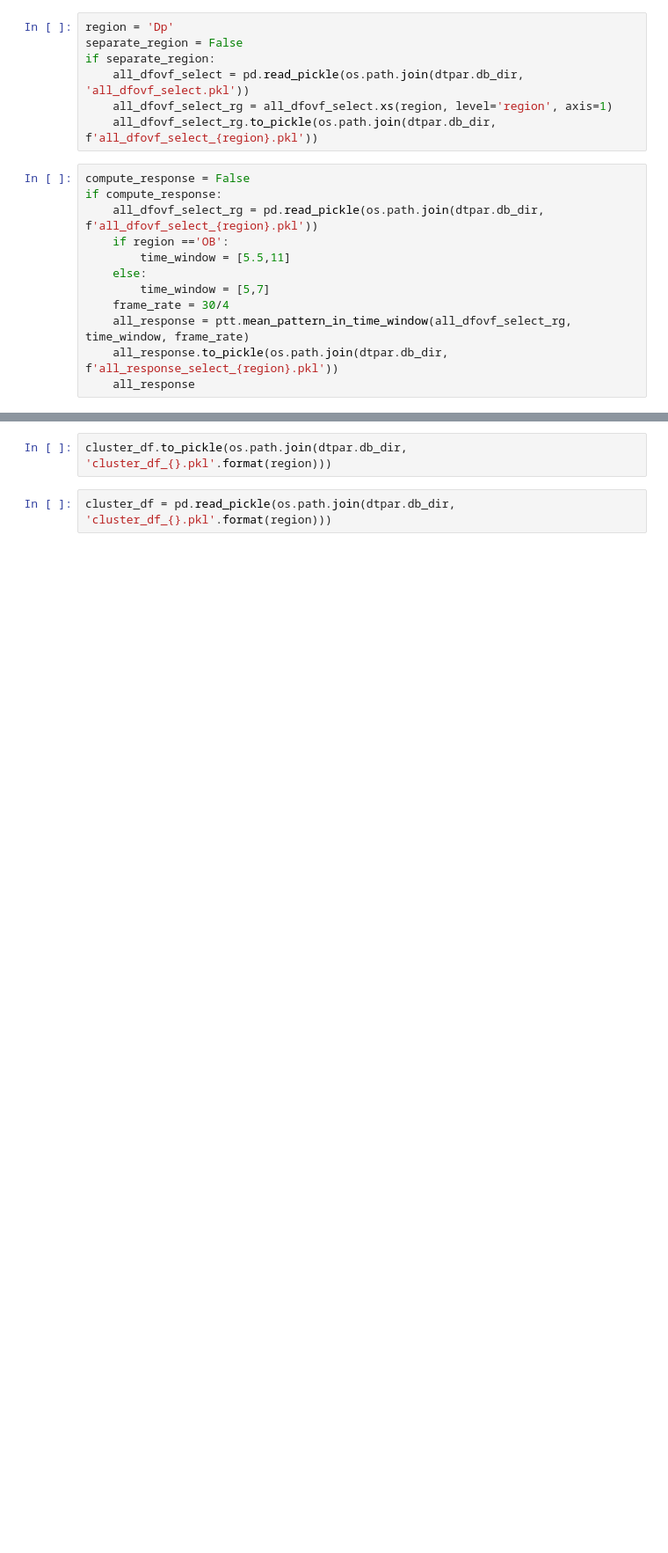
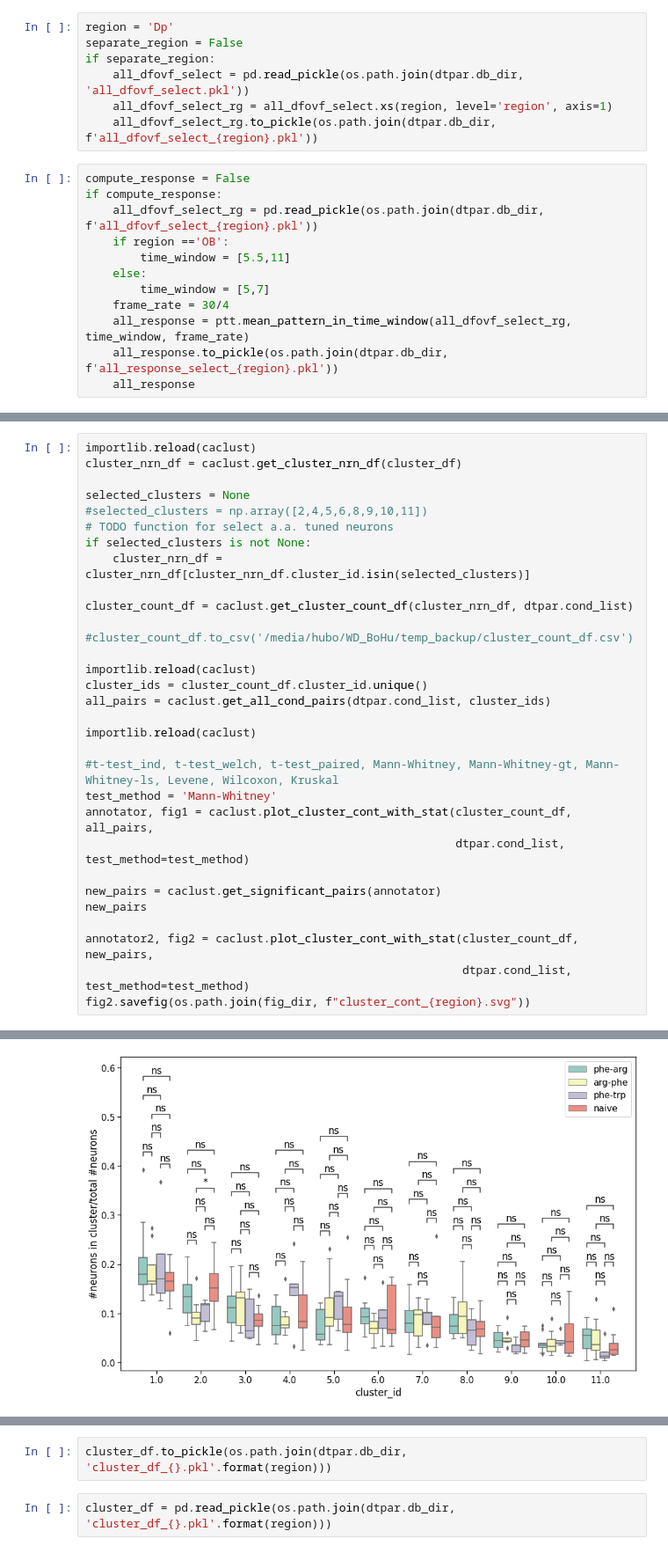
Before and after one commit to aloejhb/catrace, a Jupyter notebook: notebooks/tuning_curve_Dp.ipynb, the cells around one changed output, grey strips where cells are left out. Shown at 88% size. Drawn from its saved outputs; the diff is of its cells as text; blank space fills up the shorter version.

```diff
--- a/notebooks/tuning_curve_Dp.ipynb
+++ b/notebooks/tuning_curve_Dp.ipynb
@@ -176,0 +150,32 @@ p-value annotation legend:
+# %%
+importlib.reload(caclust)
+cluster_nrn_df = caclust.get_cluster_nrn_df(cluster_df)
+
+selected_clusters = None
+#selected_clusters = np.array([2,4,5,6,8,9,10,11])
+# TODO function for select a.a. tuned neurons
+if selected_clusters is not None:
+    cluster_nrn_df = cluster_nrn_df[cluster_nrn_df.cluster_id.isin(selected_clusters)]
+
+cluster_count_df = caclust.get_cluster_count_df(cluster_nrn_df, dtpar.cond_list)
+
+#cluster_count_df.to_csv('/media/hubo/WD_BoHu/temp_backup/cluster_count_df.csv')
+
+importlib.reload(caclust)
+cluster_ids = cluster_count_df.cluster_id.unique()
+all_pairs = caclust.get_all_cond_pairs(dtpar.cond_list, cluster_ids)
+
+importlib.reload(caclust)
+
+#t-test_ind, t-test_welch, t-test_paired, Mann-Whitney, Mann-Whitney-gt, Mann-Whitney-ls, Levene, Wilcoxon, Kruskal
+test_method = 'Mann-Whitney'
+annotator, fig1 = caclust.plot_cluster_cont_with_stat(cluster_count_df, all_pairs,
+                                                      dtpar.cond_list, test_method=test_method)
+
+new_pairs = caclust.get_significant_pairs(annotator)
+new_pairs
+
+annotator2, fig2 = caclust.plot_cluster_cont_with_stat(cluster_count_df, new_pairs,
+                                                       dtpar.cond_list, test_method=test_method)
+fig2.savefig(os.path.join(fig_dir, f"cluster_cont_{region}.svg"))
+# %% [output]
@@ -176,0 +199 @@ p-value annotation legend:
+[figure, added]
```
Also changed, not shown: parts of 18 cells of this notebook, 2 other files.
